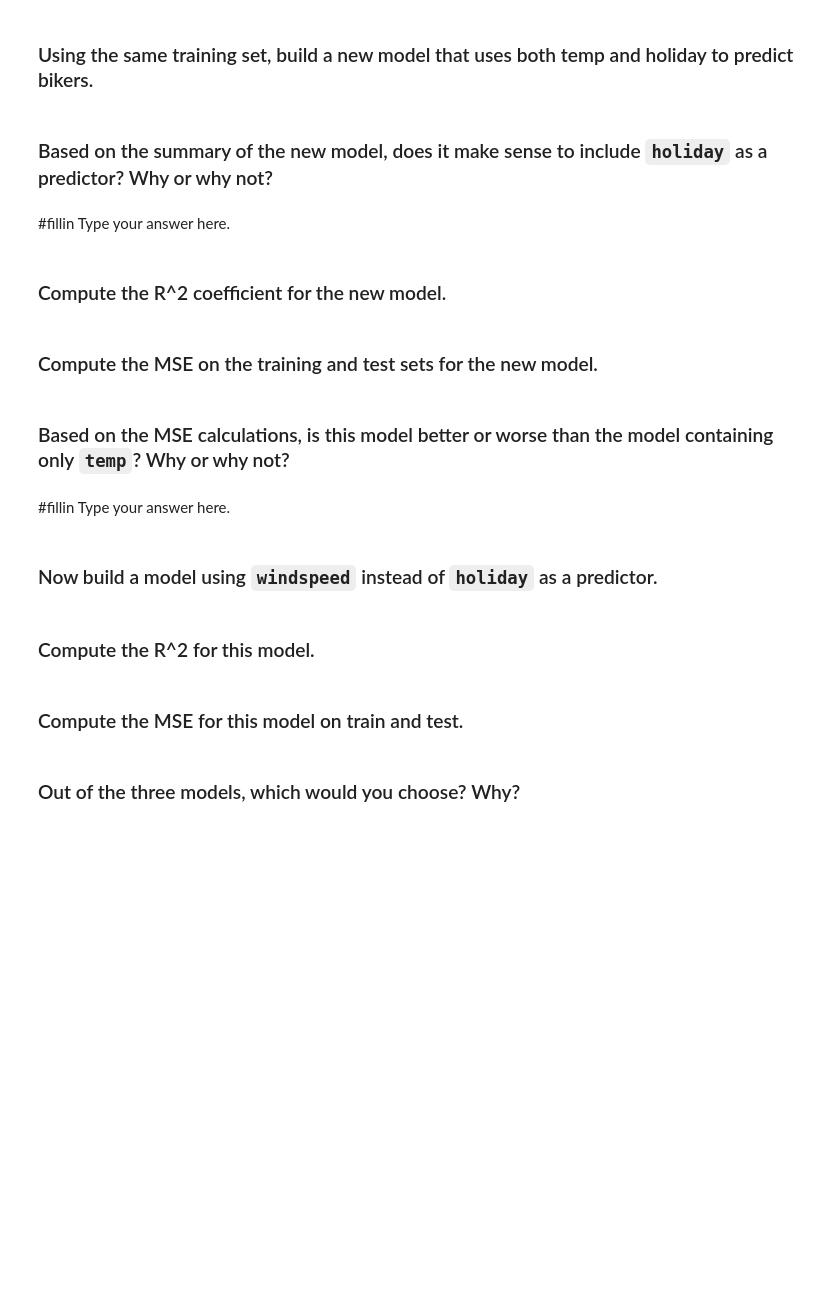
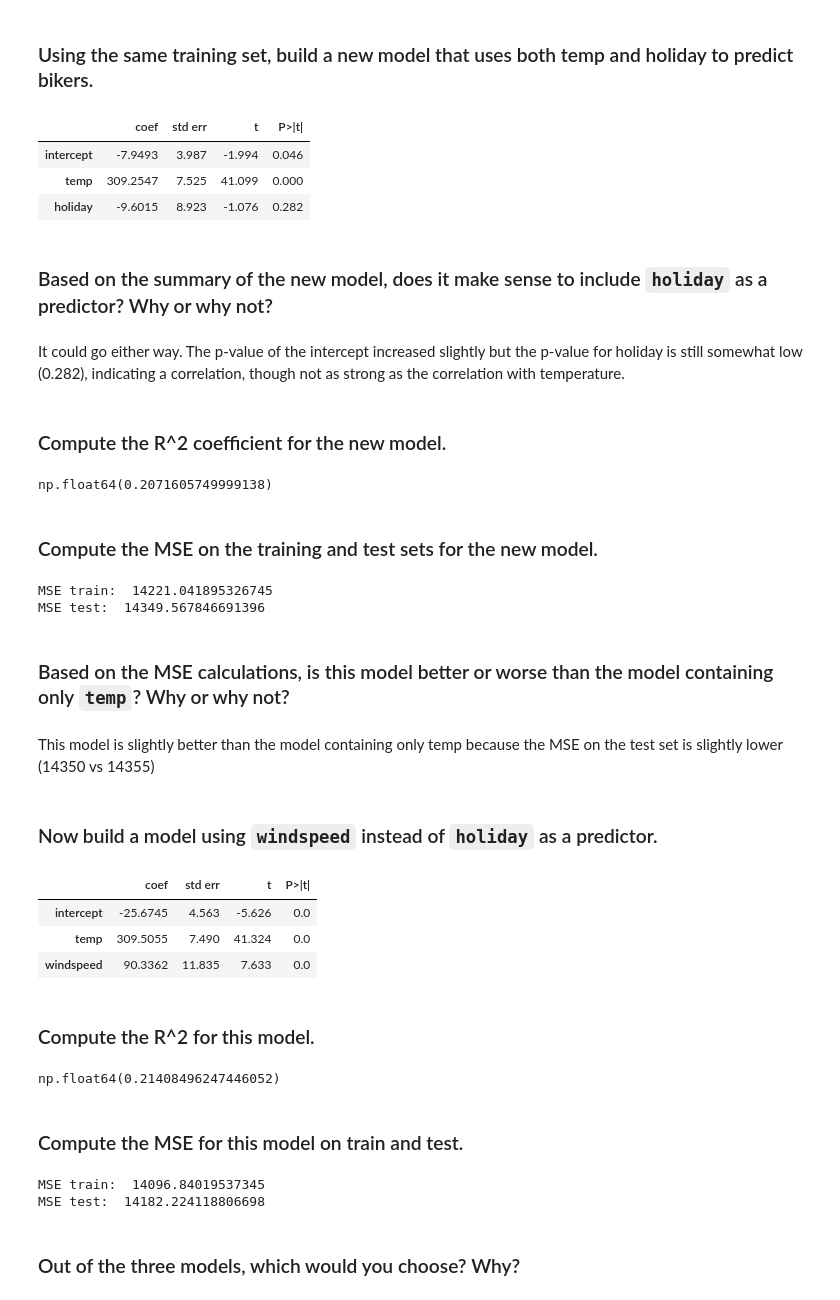
Before and after one commit to cartereleanor3/code_2600, a Jupyter notebook: mod04_linear.ipynb, the cells around one changed output. Saved outputs shown, nothing was run; the diff lists cells and outputs as text; code cells hidden in the pictures; blank space fills up the shorter version.

```diff
--- a/mod04_linear.ipynb
+++ b/mod04_linear.ipynb
@@ -215,43 +215,67 @@ abline(ax,
 # %% [markdown]
 ### Using the same training set, build a new model that uses both temp and holiday to predict bikers.
 # %%
-model_2 = #fillin
-results_2 = #fillin
+model_2 = sm.OLS(y_train, X_train[['intercept','temp', 'holiday']])
+results_2 = model_2.fit()
 summarize(results_2)
+# %% [output]
+|  | coef | std err | t | P>|t| |
+| intercept | -7.9493 | 3.987 | -1.994 | 0.046 |
+| temp | 309.2547 | 7.525 | 41.099 | 0.000 |
+| holiday | -9.6015 | 8.923 | -1.076 | 0.282 |
 # %% [markdown]
 ### Based on the summary of the new model, does it make sense to include `holiday` as a predictor? Why or why not?
 # %% [markdown]
-#fillin Type your answer here.
+It could go either way. The p-value of the intercept increased slightly but the p-value for holiday is still somewhat low (0.282), indicating a correlation, though not as strong as the correlation with temperature.
 # %% [markdown]
 ### Compute the R^2 coefficient for the new model.
 # %%
-#fillin
+results_2.rsquared
+# %% [output]
+np.float64(0.2071605749999138)
 # %% [markdown]
 ### Compute the MSE on the training and test sets for the new model.
 # %%
-predictions_train_2 = #fillin
+predictions_train_2 = predict(X_train[['intercept', 'temp', 'holiday']], results_2)
+print('MSE train: ', mse(y_train, predictions_train_2))
 
-predictions_test_2 = #fillin
+predictions_test_2 = predict(X_test[['intercept', 'temp', 'holiday']], results_2)
+print('MSE test: ', mse(y_test, predictions_test_2))
+# %% [output]
+MSE train:  14221.041895326745
+MSE test:  14349.567846691396
 # %% [markdown]
 ### Based on the MSE calculations, is this model better or worse than the model containing only `temp`? Why or why not?
 # %% [markdown]
-#fillin Type your answer here.
+This model is slightly better than the model containing only temp because the MSE on the test set is slightly lower (14350 vs 14355)
 # %% [markdown]
 ### Now build a model using `windspeed` instead of `holiday` as a predictor.
 # %%
-model_3 = #fillin
-results_3 = #fillin
+model_3 = sm.OLS(y_train, X_train[['intercept','temp', 'windspeed']])
+results_3 = model_3.fit()
 summarize(results_3)
+# %% [output]
+|  | coef | std err | t | P>|t| |
+| intercept | -25.6745 | 4.563 | -5.626 | 0.0 |
+| temp | 309.5055 | 7.490 | 41.324 | 0.0 |
+| windspeed | 90.3362 | 11.835 | 7.633 | 0.0 |
 # %% [markdown]
 ### Compute the R^2 for this model.
 # %%
-#fillin
+results_3.rsquared
+# %% [output]
+np.float64(0.21408496247446052)
 # %% [markdown]
 ### Compute the MSE for this model on train and test.
 # %%
-predictions_train_3 = #fillin
+predictions_train_3 = predict(X_train[['intercept', 'temp', 'windspeed']], results_3)
+print('MSE train: ', mse(y_train, predictions_train_3))
 
-predictions_test_3 = #fillin
+predictions_test_3 = predict(X_test[['intercept', 'temp', 'windspeed']], results_3)
+print('MSE test: ', mse(y_test, predictions_test_3))
+# %% [output]
+MSE train:  14096.84019537345
+MSE test:  14182.224118806698
 # %% [markdown]
 ### Out of the three models, which would you choose? Why?
 # %% [markdown]
```
Also changed, not shown: parts of 1 cell of this notebook.
